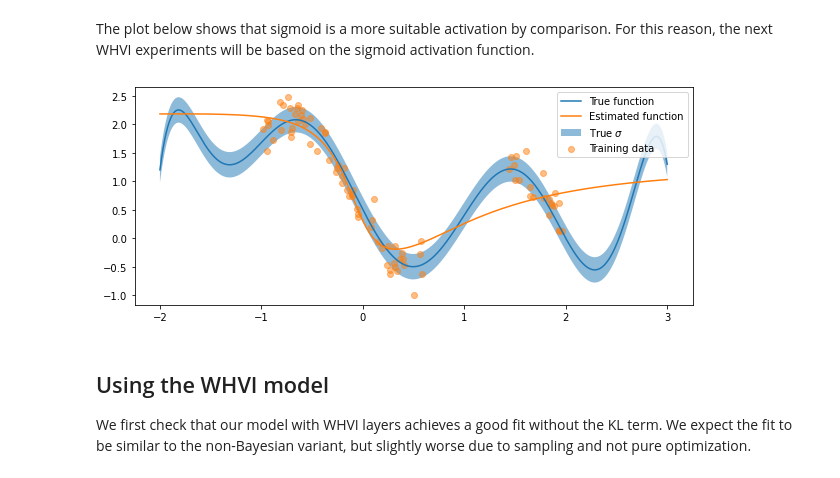
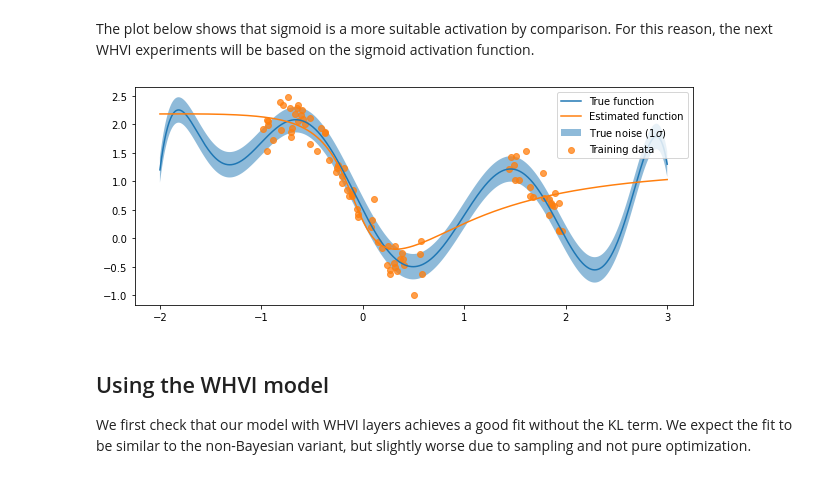
Before and after one commit to ltdung/WHVI, a Jupyter notebook: experiments/Toy example.ipynb, the cells around one changed output. Saved outputs shown, nothing was run; the diff lists cells and outputs as text; code cells hidden in the pictures.

```diff
--- a/experiments/Toy example.ipynb
+++ b/experiments/Toy example.ipynb
@@ -58,4 +47,7 @@ dataset = ToyDataset(torch.tensor(x, device=device), torch.tensor(y, device=devi
 data_loader = DataLoader(dataset, batch_size=len(x))
+# %%
+x_test = torch.reshape(torch.linspace(-2, 3, 1000, device=device), (-1, 1))
+y_test = torch.tensor(f(x_test.cpu()), device=device)
 # %% [markdown]
 We wish to approximate the function below, as well as the measurement noise, i.e. the variance $\sigma^2 = \exp(-3)$.
 # %%
@@ -148,20 +159,30 @@ The plot below shows that sigmoid is a more suitable activation by comparison. F
 # %%
 fig, ax = plt.subplots(figsize=(10, 4))
 
-x_test = torch.tensor(np.linspace(-2, 3, 1000).reshape(-1, 1).astype(np.float32), device=device)
-y_test = torch.tensor(f(np.linspace(-2, 3, 1000)).reshape(-1, 1).astype(np.float32), device=device)
-y_pred = non_bayesian_model(x_test).detach().cpu().numpy().ravel()
-x_test = x_test.detach().cpu().numpy().ravel()
+y_pred = non_bayesian_model(x_test)
 
-x_tmp = np.linspace(-2, 3, 1000)
-plt.plot(x_tmp, f(x_tmp), label='True function')
-plt.fill_between(x_tmp, f(x_tmp) + np.sqrt(np.exp(-3)), f(x_tmp) - np.sqrt(np.exp(-3)), alpha=0.5, label='True $\sigma$')
-plt.plot(x_test, y_pred, label='Estimated function')
-plt.scatter(x, y, alpha=0.5, label='Training data')
-plt.legend(loc='upper right')
+ax.plot(
+    x_test.cpu().numpy().ravel(),
+    f(x_test.cpu()).ravel(),
+    label='True function'
+)
+ax.fill_between(
+    x_test.cpu().numpy().ravel(),
+    f(x_test.cpu()).ravel() + np.sqrt(np.exp(-3)),
+    f(x_test.cpu()).ravel() - np.sqrt(np.exp(-3)),
+    alpha=0.5,
+    label='True noise (1$\sigma$)'
+)
+ax.plot(
+    x_test.detach().cpu().numpy().ravel(),
+    y_pred.detach().cpu().numpy().ravel(),
+    label='Estimated function'
+)
+ax.scatter(x, y, alpha=0.75, label='Training data')
+ax.legend(loc='upper right')
 plt.show()
 # %% [output]
-[figure, old version]
+[figure, new version]
 # %% [markdown]
 ## Using the WHVI model
 
```
Also changed, not shown: parts of 12 cells of this notebook, 2 other files.
